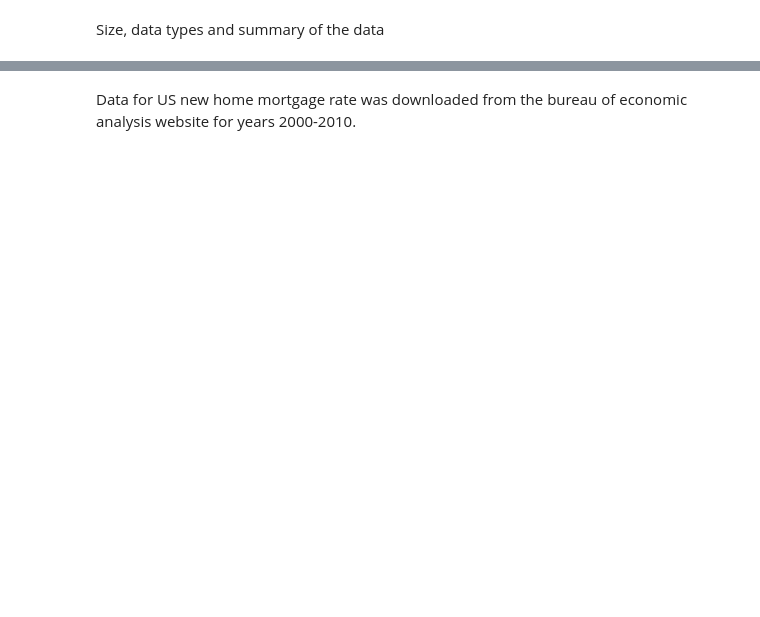
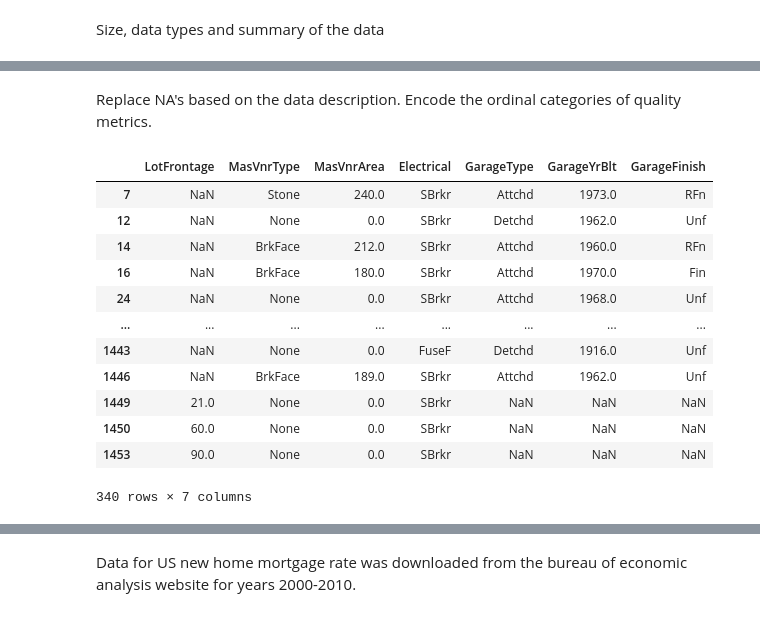
Before and after one commit to nnrkh/Data_Science_Projects, a Jupyter notebook: Project_PredictingAmesHousingSalePrice/DataWrangling_1.ipynb, the cells around one changed output, grey strips where cells are left out. Saved outputs shown, nothing was run; the diff lists cells and outputs as text; code cells hidden in the pictures; blank space fills up the shorter version.

Commit message:
Predicting Saleprice - Case Study Notebook and Data files

```diff
--- a/Project_PredictingAmesHousingSalePrice/DataWrangling_1.ipynb
+++ b/Project_PredictingAmesHousingSalePrice/DataWrangling_1.ipynb
@@ -19,0 +47,11 @@ The NA's in some columns were replaced based on the data description provided fo
+# %% [markdown]
+Replace NA's based on the data description. Encode the ordinal categories of quality metrics.
+# %%
+values = {'Alley': 'NoAlley','BsmtFinType2':'NoBasement','BsmtFinType1':'NoBasement', 'Fence':'NoFence','MiscFeature':'None'}
+df.fillna(value = values, inplace = True)
+# %%
+df['BsmtExposure'] = df['BsmtExposure'].map({np.nan: 0, 'No': 1, 'Mn': 2, 'Av':3, 'Gd': 4})
+df[['BsmtFinType1', 'BsmtFinType2']] = df[['BsmtFinType1', 'BsmtFinType2']].apply(lambda x : x.map({'NoBasement': 0, 'Unf':1, 'LwQ':2,'Rec':3,'BLQ':4, 'ALQ':5, 'GLQ':6}))
+# %%
+df['CentralAir'] = df['CentralAir'].map({'Y':1, 'N':0})
+df['Functional'] = df['Functional'].map({'Sal':1,'Sev':1, 'Maj2':2, 'Maj1':2,'Mod':3, 'Min2':4,'Min1':4, 'Typ':5 })
@@ -19,0 +61,17 @@ The NA's in some columns were replaced based on the data description provided fo
+# %%
+na_cols = df.columns[df.isna().any()]
+df.loc[df.isnull().sum(axis = 1) > 0, na_cols]
+# %% [output]
+|  | LotFrontage | MasVnrType | MasVnrArea | Electrical | GarageType | GarageYrBlt | GarageFinish |
+| 7 | NaN | Stone | 240.0 | SBrkr | Attchd | 1973.0 | RFn |
+| 12 | NaN | None | 0.0 | SBrkr | Detchd | 1962.0 | Unf |
+| 14 | NaN | BrkFace | 212.0 | SBrkr | Attchd | 1960.0 | RFn |
+| 16 | NaN | BrkFace | 180.0 | SBrkr | Attchd | 1970.0 | Fin |
+| 24 | NaN | None | 0.0 | SBrkr | Attchd | 1968.0 | Unf |
+| ... | ... | ... | ... | ... | ... | ... | ... |
+| 1443 | NaN | None | 0.0 | FuseF | Detchd | 1916.0 | Unf |
+| 1446 | NaN | BrkFace | 189.0 | SBrkr | Attchd | 1962.0 | Unf |
+| 1449 | 21.0 | None | 0.0 | SBrkr | NaN | NaN | NaN |
+| 1450 | 60.0 | None | 0.0 | SBrkr | NaN | NaN | NaN |
+| 1453 | 90.0 | None | 0.0 | SBrkr | NaN | NaN | NaN |
+340 rows × 7 columns
```
Also changed, not shown: parts of 44 cells of this notebook, 11 other files.
